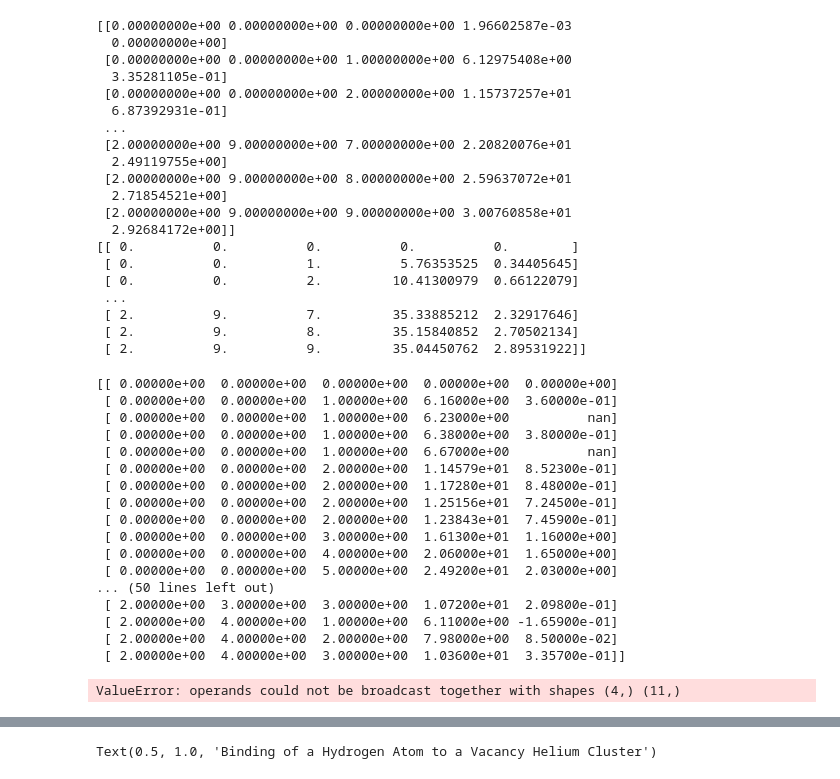
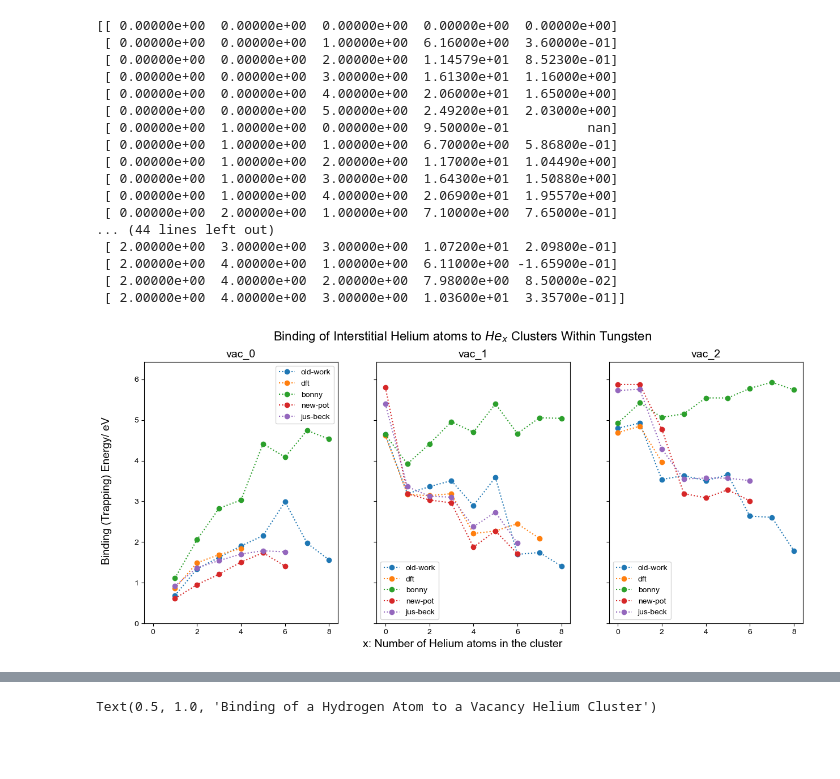
Before and after one commit to Samanyu-T/Lammps_MD, a Jupyter notebook: Jupyter_Notebooks/Plot_Binding_Energies.ipynb, the cells around one changed output, grey strips where cells are left out. Drawn from its saved outputs; the diff is of its cells as text; code cells hidden in the pictures; blank space fills up the shorter version.

```diff
--- a/Jupyter_Notebooks/Plot_Binding_Energies.ipynb
+++ b/Jupyter_Notebooks/Plot_Binding_Energies.ipynb
@@ -87,27 +105,26 @@ dft_rvol =  np.array(pd.read_csv('dft_rvol.csv'))
 # dft_data, key = create_df(dft_xyz, dft_ef, dft_rvol)
 
 # dft_data = np.vstack([[0, 0, 0, 0, 0], dft_data])
+
+print(dft_data)
 # %% [output]
-[[0.00000000e+00 0.00000000e+00 0.00000000e+00 1.96602587e-03
-  0.00000000e+00]
- [0.00000000e+00 0.00000000e+00 1.00000000e+00 6.12975408e+00
-  3.35281105e-01]
- [0.00000000e+00 0.00000000e+00 2.00000000e+00 1.15737257e+01
-  6.87392931e-01]
- ...
- [2.00000000e+00 9.00000000e+00 7.00000000e+00 2.20820076e+01
-  2.49119755e+00]
- [2.00000000e+00 9.00000000e+00 8.00000000e+00 2.59637072e+01
-  2.71854521e+00]
- [2.00000000e+00 9.00000000e+00 9.00000000e+00 3.00760858e+01
-  2.92684172e+00]]
-[[ 0.          0.          0.          0.          0.        ]
- [ 0.          0.          1.          5.76353525  0.34405645]
- [ 0.          0.          2.         10.41300979  0.66122079]
- ...
- [ 2.          9.          7.         35.33885212  2.32917646]
- [ 2.          9.          8.         35.15840852  2.70502134]
- [ 2.          9.          9.         35.04450762  2.89531922]]
+[[ 0.00000e+00  0.00000e+00  0.00000e+00  0.00000e+00  0.00000e+00]
+ [ 0.00000e+00  0.00000e+00  1.00000e+00  6.16000e+00  3.60000e-01]
+ [ 0.00000e+00  0.00000e+00  2.00000e+00  1.14579e+01  8.52300e-01]
+ [ 0.00000e+00  0.00000e+00  3.00000e+00  1.61300e+01  1.16000e+00]
+ [ 0.00000e+00  0.00000e+00  4.00000e+00  2.06000e+01  1.65000e+00]
+ [ 0.00000e+00  0.00000e+00  5.00000e+00  2.49200e+01  2.03000e+00]
+ [ 0.00000e+00  1.00000e+00  0.00000e+00  9.50000e-01          nan]
+ [ 0.00000e+00  1.00000e+00  1.00000e+00  6.70000e+00  5.86800e-01]
+ [ 0.00000e+00  1.00000e+00  2.00000e+00  1.17000e+01  1.04490e+00]
+ [ 0.00000e+00  1.00000e+00  3.00000e+00  1.64300e+01  1.50880e+00]
+ [ 0.00000e+00  1.00000e+00  4.00000e+00  2.06900e+01  1.95570e+00]
+ [ 0.00000e+00  2.00000e+00  1.00000e+00  7.10000e+00  7.65000e-01]
+... (44 lines left out)
+ [ 2.00000e+00  3.00000e+00  3.00000e+00  1.07200e+01  2.09800e-01]
+ [ 2.00000e+00  4.00000e+00  1.00000e+00  6.11000e+00 -1.65900e-01]
+ [ 2.00000e+00  4.00000e+00  2.00000e+00  7.98000e+00  8.50000e-02]
+ [ 2.00000e+00  4.00000e+00  3.00000e+00  1.03600e+01  3.35700e-01]]
 # %%
 def find_self_binding(data, key, slct, not_slct):
 
@@ -248,32 +265,15 @@ def plot_data_rvol(plt_dict, title, xtitle):
 # %%
 eam_he_self = find_self_binding(eam_data, key, 'he', 'h')
 dft_he_self = find_self_binding(dft_data, key, 'he', 'h')
 bonny_he_self = find_self_binding(bonny_data, key, 'he', 'h')
 new_he_self = find_self_binding(new_pot, key, 'he', 'h')
 jus_he_self = find_self_binding(jus_beck, key, 'he', 'h')
 # Convert each dictionary into a DataFrame
-he_self = pd.DataFrame({'our-work':eam_he_self, 'dft':dft_he_self, 'bonny':bonny_he_self, 'new-pot':new_he_self, 'fit_whe_beck': jus_he_self})
+he_self = pd.DataFrame({'old-work':eam_he_self, 'dft':dft_he_self, 'bonny':bonny_he_self, 'new-pot':new_he_self, 'jus-beck': jus_he_self})
 
 plot_data_binding(he_self,'Binding of Interstitial Helium atoms to $He_x$ Clusters Within Tungsten', 'x: Number of Helium atoms in the cluster')
 # %% [output]
-[[ 0.00000e+00  0.00000e+00  0.00000e+00  0.00000e+00  0.00000e+00]
- [ 0.00000e+00  0.00000e+00  1.00000e+00  6.16000e+00  3.60000e-01]
- [ 0.00000e+00  0.00000e+00  1.00000e+00  6.23000e+00          nan]
- [ 0.00000e+00  0.00000e+00  1.00000e+00  6.38000e+00  3.80000e-01]
- [ 0.00000e+00  0.00000e+00  1.00000e+00  6.67000e+00          nan]
- [ 0.00000e+00  0.00000e+00  2.00000e+00  1.14579e+01  8.52300e-01]
- [ 0.00000e+00  0.00000e+00  2.00000e+00  1.17280e+01  8.48000e-01]
- [ 0.00000e+00  0.00000e+00  2.00000e+00  1.25156e+01  7.24500e-01]
- [ 0.00000e+00  0.00000e+00  2.00000e+00  1.23843e+01  7.45900e-01]
- [ 0.00000e+00  0.00000e+00  3.00000e+00  1.61300e+01  1.16000e+00]
- [ 0.00000e+00  0.00000e+00  4.00000e+00  2.06000e+01  1.65000e+00]
- [ 0.00000e+00  0.00000e+00  5.00000e+00  2.49200e+01  2.03000e+00]
-... (50 lines left out)
- [ 2.00000e+00  3.00000e+00  3.00000e+00  1.07200e+01  2.09800e-01]
- [ 2.00000e+00  4.00000e+00  1.00000e+00  6.11000e+00 -1.65900e-01]
- [ 2.00000e+00  4.00000e+00  2.00000e+00  7.98000e+00  8.50000e-02]
- [ 2.00000e+00  4.00000e+00  3.00000e+00  1.03600e+01  3.35700e-01]]
-ValueError: operands could not be broadcast together with shapes (4,) (11,)
+[figure, added]
 # %%
 plot_data_rvol(he_self,'Relaxation Volumes of $He_x$ Clusters Within Tungsten', 'x: Number of Helium atoms in the cluster')
 # %% [output]
```
Also changed, not shown: parts of 13 cells of this notebook, 16 other files.
